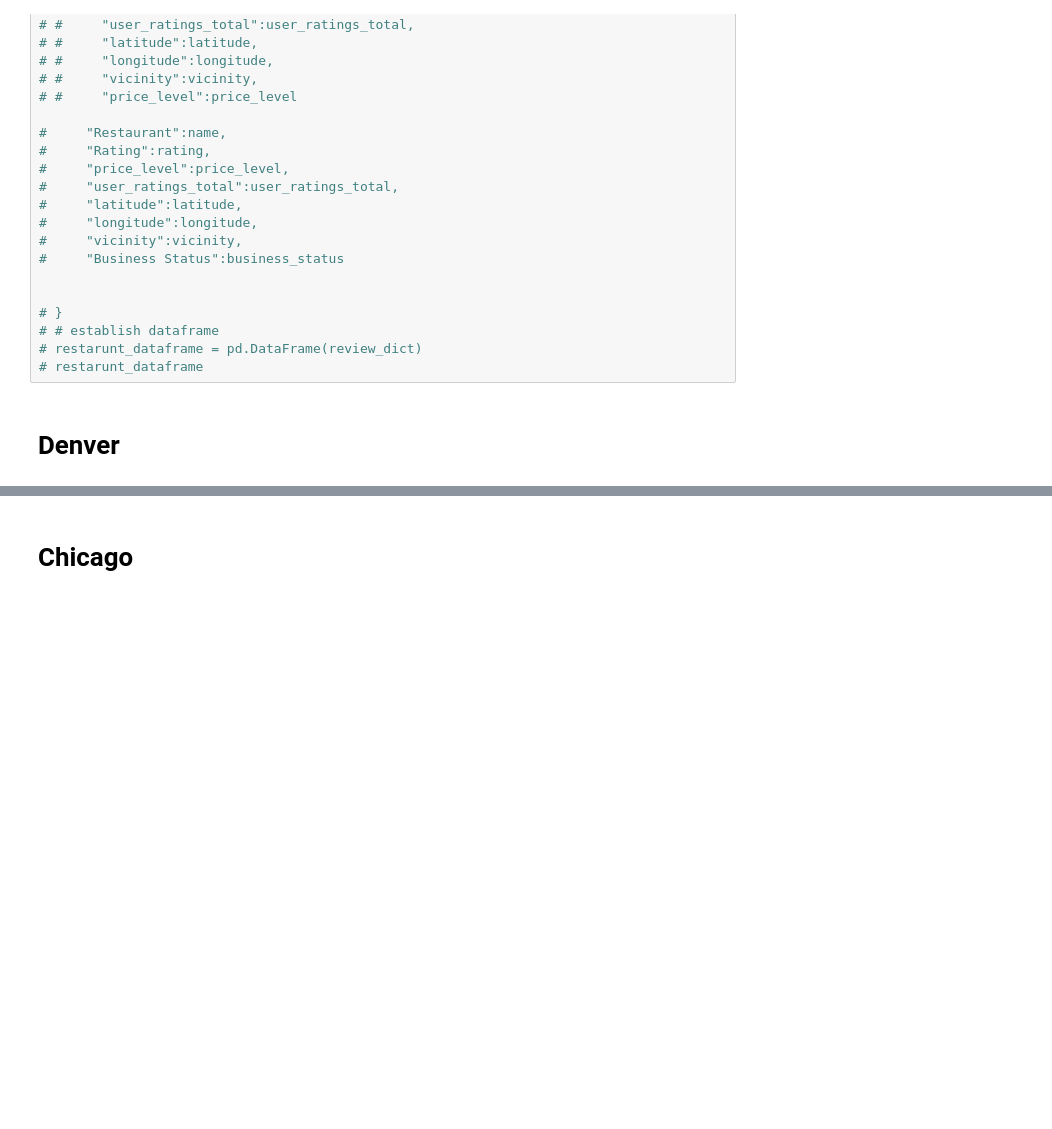
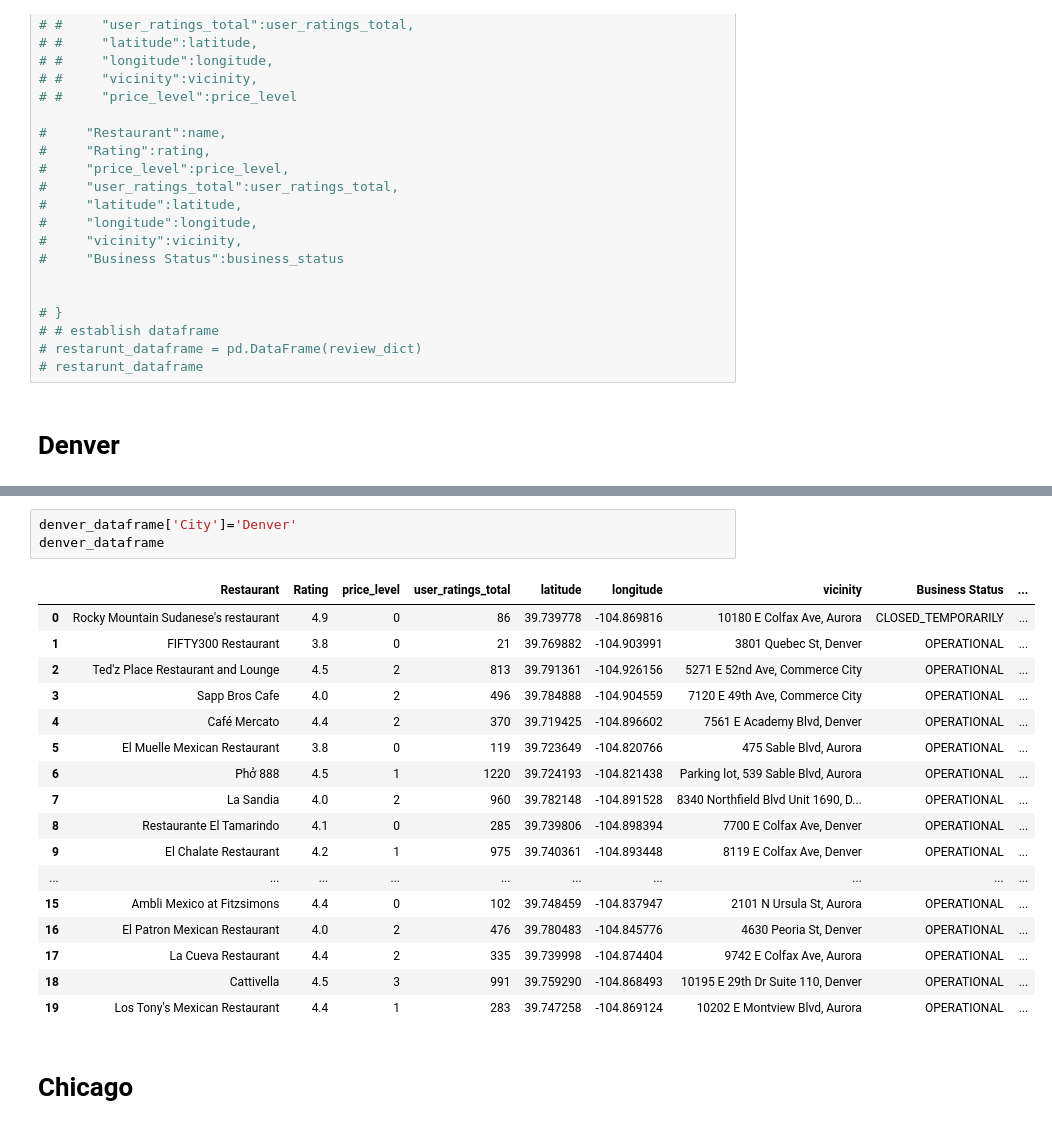
Before and after one commit to mward95/Restaurant_API, a Jupyter notebook: Matthew Ward/Restaurant_sort_df.ipynb, the cells around one changed output, grey strips where cells are left out. Cells and saved outputs as stored; diff of their text form; blank space fills up the shorter version.

```diff
--- a/Matthew Ward/Restaurant_sort_df.ipynb
+++ b/Matthew Ward/Restaurant_sort_df.ipynb
@@ -314,3 +316,24 @@ Restaurant has no price level. Skipping...
+# %%
+denver_dataframe['City']='Denver'
+denver_dataframe
+# %% [output]
+|  | Restaurant | Rating | price_level | user_ratings_total | latitude | longitude | vicinity | Business Status | ... |
+| 0 | Rocky Mountain Sudanese's restaurant | 4.9 | 0 | 86 | 39.739778 | -104.869816 | 10180 E Colfax Ave, Aurora | CLOSED_TEMPORARILY | ... |
+| 1 | FIFTY300 Restaurant | 3.8 | 0 | 21 | 39.769882 | -104.903991 | 3801 Quebec St, Denver | OPERATIONAL | ... |
+| 2 | Ted'z Place Restaurant and Lounge | 4.5 | 2 | 813 | 39.791361 | -104.926156 | 5271 E 52nd Ave, Commerce City | OPERATIONAL | ... |
+| 3 | Sapp Bros Cafe | 4.0 | 2 | 496 | 39.784888 | -104.904559 | 7120 E 49th Ave, Commerce City | OPERATIONAL | ... |
+| 4 | Café Mercato | 4.4 | 2 | 370 | 39.719425 | -104.896602 | 7561 E Academy Blvd, Denver | OPERATIONAL | ... |
+| 5 | El Muelle Mexican Restaurant | 3.8 | 0 | 119 | 39.723649 | -104.820766 | 475 Sable Blvd, Aurora | OPERATIONAL | ... |
+| 6 | Phở 888 | 4.5 | 1 | 1220 | 39.724193 | -104.821438 | Parking lot, 539 Sable Blvd, Aurora | OPERATIONAL | ... |
+| 7 | La Sandia | 4.0 | 2 | 960 | 39.782148 | -104.891528 | 8340 Northfield Blvd Unit 1690, D... | OPERATIONAL | ... |
+| 8 | Restaurante El Tamarindo | 4.1 | 0 | 285 | 39.739806 | -104.898394 | 7700 E Colfax Ave, Denver | OPERATIONAL | ... |
+| 9 | El Chalate Restaurant | 4.2 | 1 | 975 | 39.740361 | -104.893448 | 8119 E Colfax Ave, Denver | OPERATIONAL | ... |
+| ... | ... | ... | ... | ... | ... | ... | ... | ... | ... |
+| 15 | Ambli Mexico at Fitzsimons | 4.4 | 0 | 102 | 39.748459 | -104.837947 | 2101 N Ursula St, Aurora | OPERATIONAL | ... |
+| 16 | El Patron Mexican Restaurant | 4.0 | 2 | 476 | 39.780483 | -104.845776 | 4630 Peoria St, Denver | OPERATIONAL | ... |
+| 17 | La Cueva Restaurant | 4.4 | 2 | 335 | 39.739998 | -104.874404 | 9742 E Colfax Ave, Aurora | OPERATIONAL | ... |
+| 18 | Cattivella | 4.5 | 3 | 991 | 39.759290 | -104.868493 | 10195 E 29th Dr Suite 110, Denver | OPERATIONAL | ... |
+| 19 | Los Tony's Mexican Restaurant | 4.4 | 1 | 283 | 39.747258 | -104.869124 | 10202 E Montview Blvd, Aurora | OPERATIONAL | ... |
 # %% [markdown]
 # Chicago
 # %%
```
Also changed, not shown: parts of 24 cells of this notebook, 1 other file.
